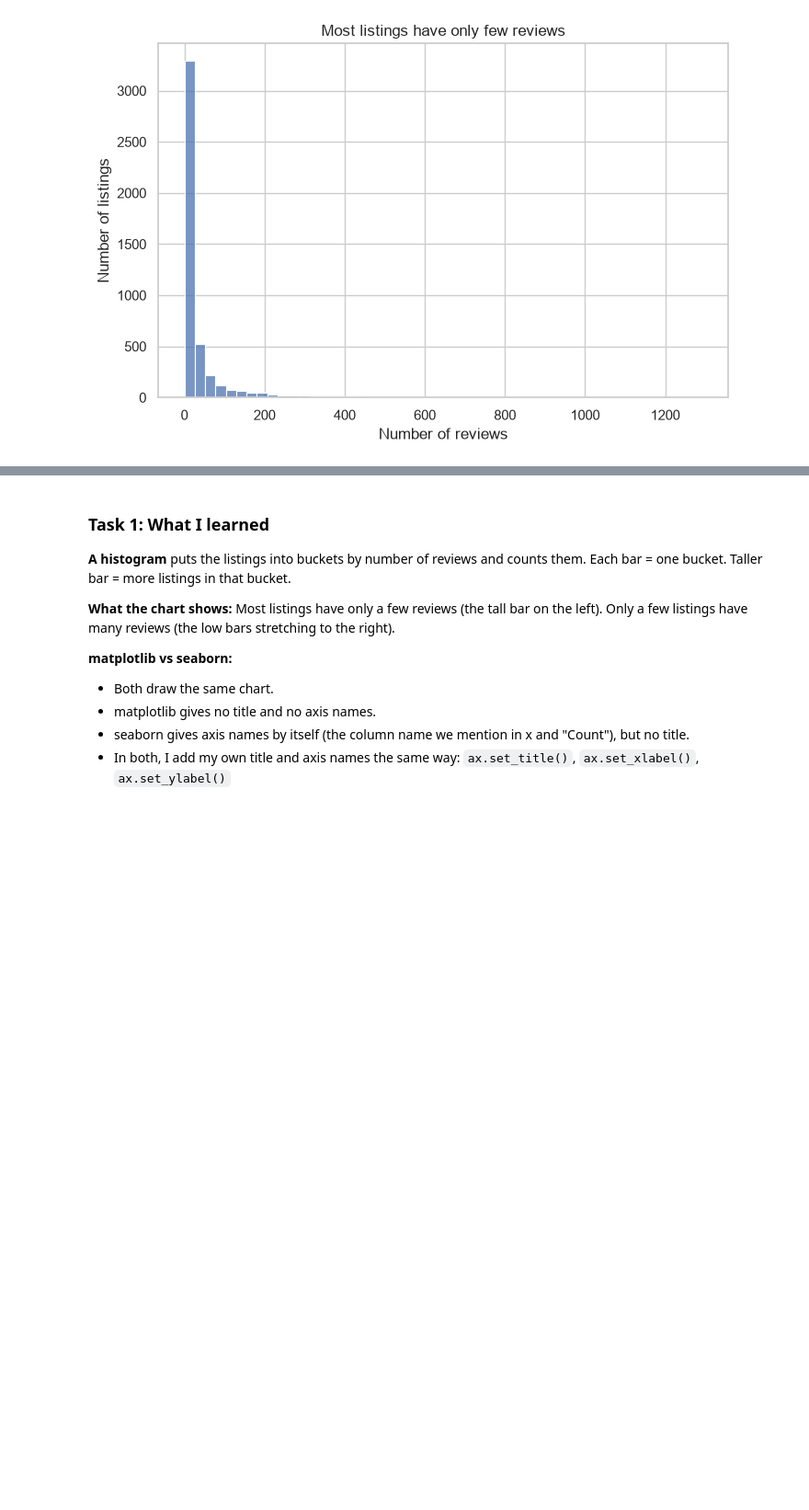
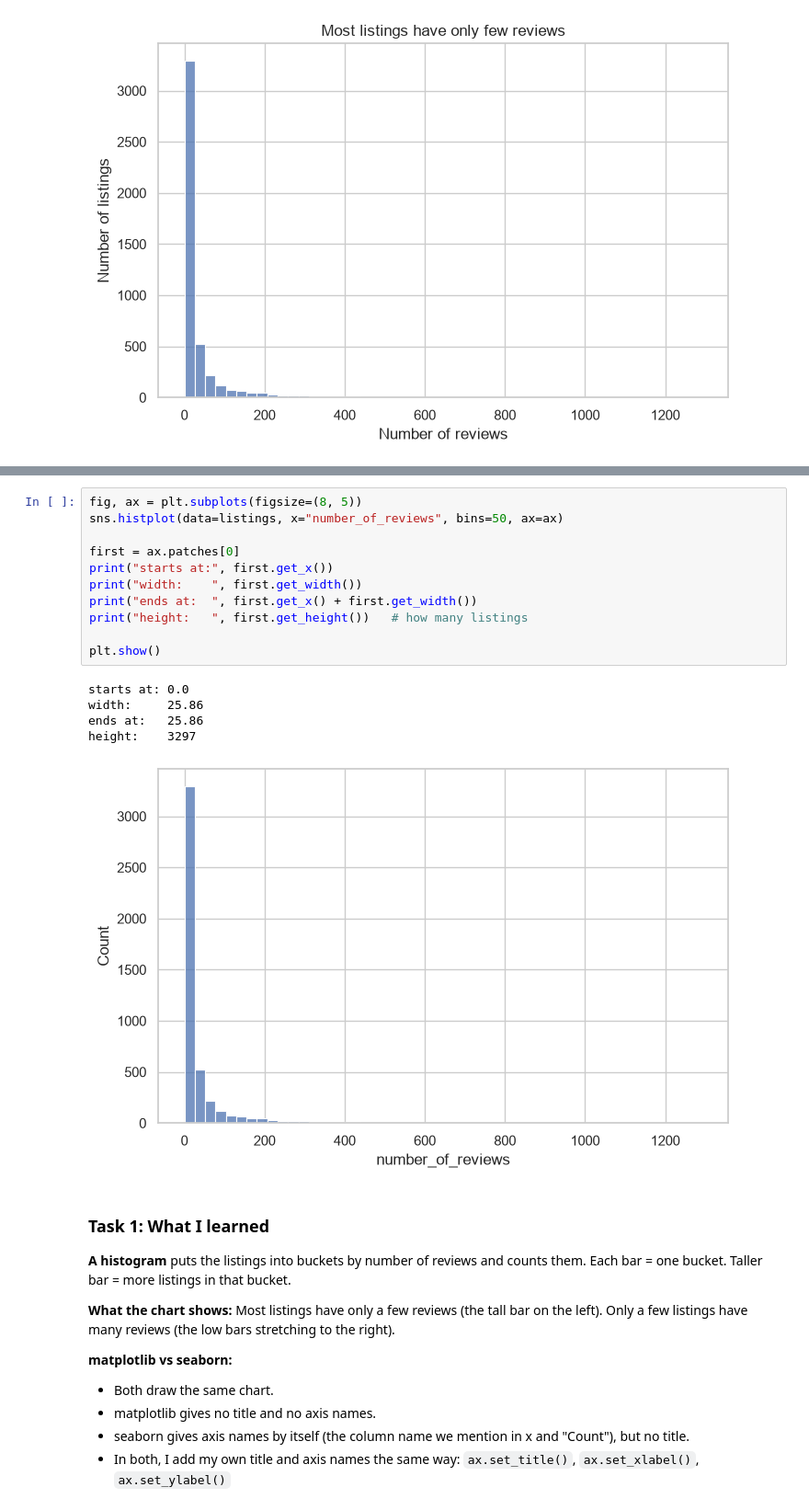
Before and after one commit to Krithika-15/Lexicon, a Jupyter notebook: Data Analysis and visualisation/lab7.ipynb, the cells around one changed output, grey strips where cells are left out. Shown at 92% size. Saved outputs shown, nothing was run; the diff lists cells and outputs as text; blank space fills up the shorter version.

Commit message:
Lab 7 Part 1: draw the reviews, tasks 1-8

```diff
--- a/Data Analysis and visualisation/lab7.ipynb
+++ b/Data Analysis and visualisation/lab7.ipynb
@@ -43,3 +55,20 @@ plt.show()
+# %%
+fig, ax = plt.subplots(figsize=(8, 5))
+sns.histplot(data=listings, x="number_of_reviews", bins=50, ax=ax)
+
+first = ax.patches[0]
+print("starts at:", first.get_x())
+print("width:    ", first.get_width())
+print("ends at:  ", first.get_x() + first.get_width())
+print("height:   ", first.get_height())   # how many listings
+
+plt.show()
+# %% [output]
+starts at: 0.0
+width:     25.86
+ends at:   25.86
+height:    3297
+[figure, added]
 # %% [markdown]
 ### Task 1: What I learned
 
```
Also changed, not shown: parts of 62 cells of this notebook, 1 other file.
